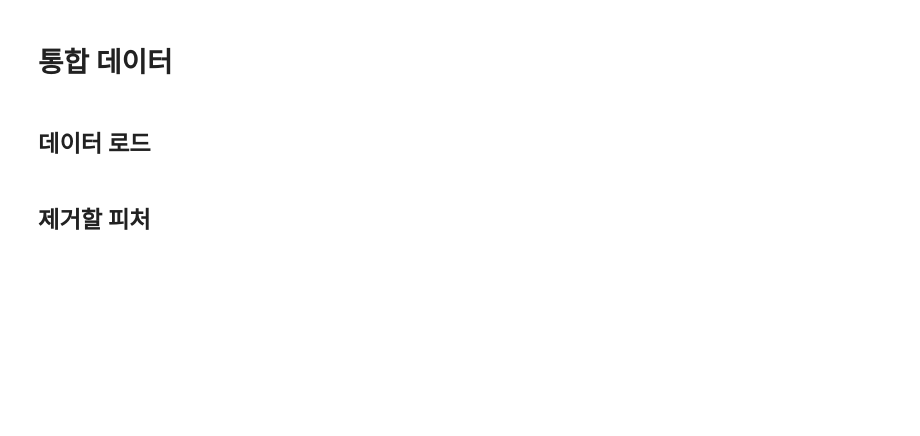
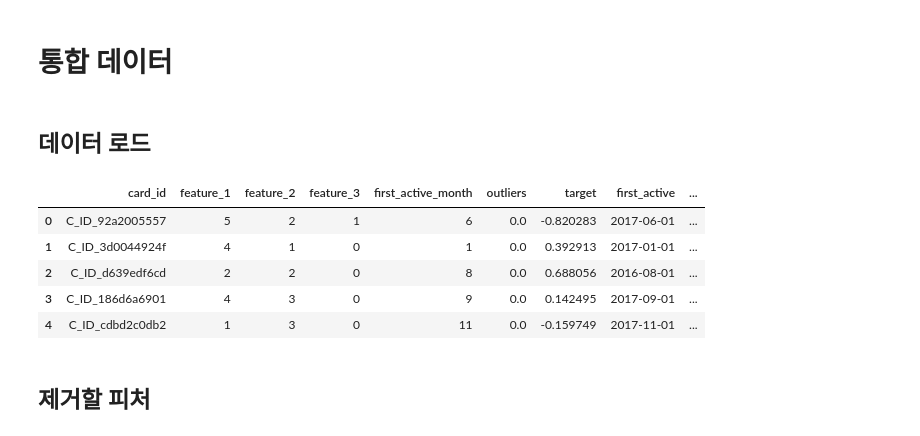
Before and after one commit to SONG-WONHO/Kaggle-Elo, a Jupyter notebook: 6 Combining model with a model without outlier.ipynb, the cells around one changed output. Cells and saved outputs as stored; diff of their text form; code cells hidden in the pictures; blank space fills up the shorter version.

```diff
--- a/6 Combining model with a model without outlier.ipynb
+++ b/6 Combining model with a model without outlier.ipynb
@@ -40,5 +40,14 @@ def drop_features(data, keyword, debug=False):
 # %%
 path = './data/'
 # %%
-train = pd.read_csv(path + 'train_v3.csv')
-test = pd.read_csv(path + 'test_v3.csv')
+train = pd.read_csv(path + 'train_v4.csv')
+test = pd.read_csv(path + 'test_v4.csv')
+# %%
+train.head()
+# %% [output]
+|  | card_id | feature_1 | feature_2 | feature_3 | first_active_month | outliers | target | first_active | ... |
+| 0 | C_ID_92a2005557 | 5 | 2 | 1 | 6 | 0.0 | -0.820283 | 2017-06-01 | ... |
+| 1 | C_ID_3d0044924f | 4 | 1 | 0 | 1 | 0.0 | 0.392913 | 2017-01-01 | ... |
+| 2 | C_ID_d639edf6cd | 2 | 2 | 0 | 8 | 0.0 | 0.688056 | 2016-08-01 | ... |
+| 3 | C_ID_186d6a6901 | 4 | 3 | 0 | 9 | 0.0 | 0.142495 | 2017-09-01 | ... |
+| 4 | C_ID_cdbd2c0db2 | 1 | 3 | 0 | 11 | 0.0 | -0.159749 | 2017-11-01 | ... |
```
Also changed, not shown: parts of 8 cells of this notebook.
